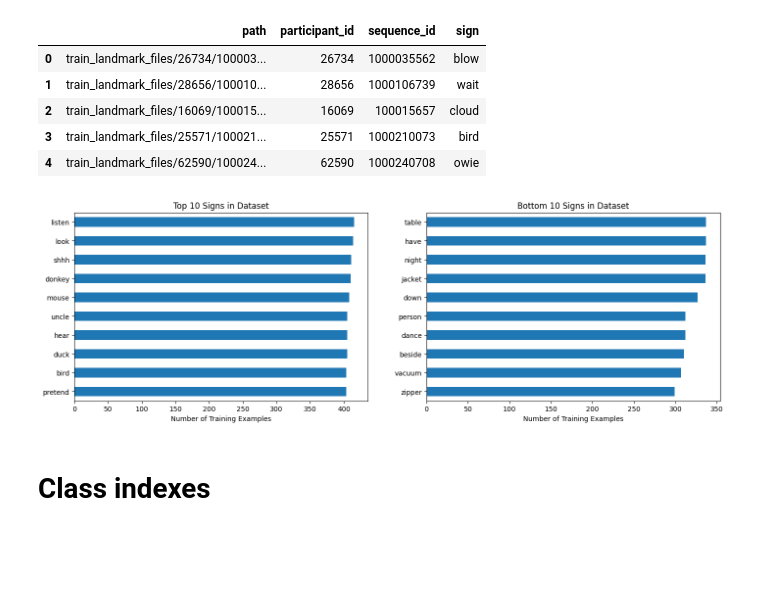
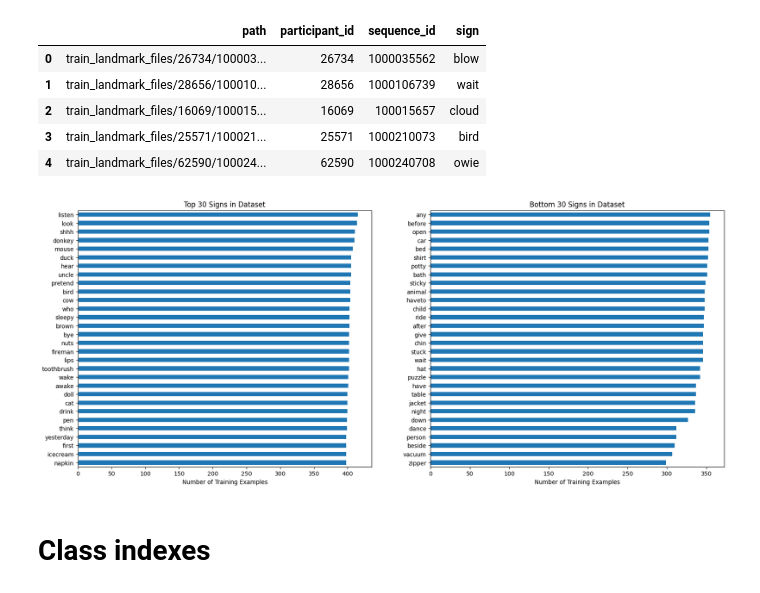
Before and after one commit to HerrPhoton/Sign_Language_Recognition, a Jupyter notebook: Main.ipynb, the cells around one changed output. Drawn from its saved outputs; the diff is of its cells as text; code cells hidden in the pictures; blank space fills up the shorter version.

```diff
--- a/Main.ipynb
+++ b/Main.ipynb
@@ -21,10 +23,16 @@ Current device: cuda
 # Settings
 # %%
 # File directories
-DATA_DIR       = '/kaggle/input/asl-signs/'
+DATA_DIR       = './asl-signs/' #'/kaggle/input/asl-signs/'
 LANDMARK_FILES = 'train_landmark_files'
 CSV_FILE       = 'train.csv'
 ID_TO_SIGN_MAP = 'sign_to_prediction_index_map.json'
+
+#Dataset settings
+VAL_PART   = 0.1
+SHUFFLE    = True
+MAX_ROWS   = 300
+BATCH_SIZE = 128
 # %% [markdown]
 # Distribution of classes in the dataset
 # %%
@@ -38,22 +46,19 @@ parquets.head()
 | 3 | train_landmark_files/25571/100021... | 25571 | 1000210073 | bird |
 | 4 | train_landmark_files/62590/100024... | 62590 | 1000240708 | owie |
 # %%
-fig, (ax1, ax2) = plt.subplots(1, 2, figsize = (17, 5))
+NUM_2_SHOW = 30
 
-parquets['sign'].value_counts().head(10).sort_values(ascending = True).plot(
-    kind = "barh", ax = ax1, title = 'Top 10 Signs in Dataset'
-)
+fig, (ax1, ax2) = plt.subplots(1, 2, figsize = (20, 8))
 
-parquets['sign'].value_counts().tail(10).sort_values(ascending = True).plot(
-    kind = "barh", ax = ax2, title = 'Bottom 10 Signs in Dataset'
-)
+parquets['sign'].value_counts().head(NUM_2_SHOW).sort_values(ascending = True).plot(
+    kind = "barh", title = f'Top {NUM_2_SHOW} Signs in Dataset', xlabel = 'Number of Training Examples', ax = ax1)
 
-ax1.set_xlabel('Number of Training Examples')
-ax2.set_xlabel('Number of Training Examples')
+parquets['sign'].value_counts().tail(NUM_2_SHOW).sort_values(ascending = True).plot(
+    kind = "barh", title = f'Bottom {NUM_2_SHOW} Signs in Dataset', xlabel = 'Number of Training Examples', ax = ax2)
 
 plt.show()
 # %% [output]
-[figure, old version]
+[figure, new version]
 # %% [markdown]
 # Class indexes
 # %%
```
Also changed, not shown: parts of 15 cells of this notebook.
